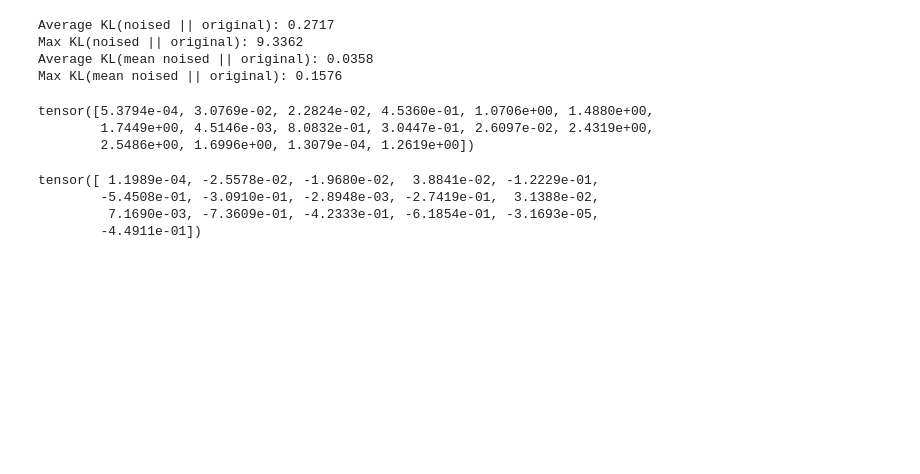
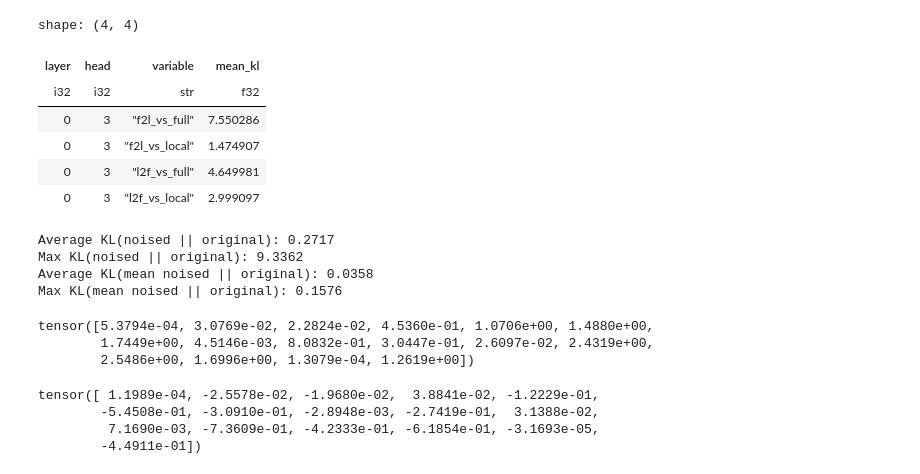
Before and after one commit to dashstander/ngram-markov, a Jupyter notebook: noise_operator.ipynb, the cells around one changed output. Cells and saved outputs as stored; diff of their text form; code cells hidden in the pictures; blank space fills up the shorter version.

```diff
--- a/noise_operator.ipynb
+++ b/noise_operator.ipynb
@@ -212,3 +389,13 @@ tensor([[ -8.0185,     -inf,     -inf,  ...,     -inf,     -inf,     -inf],
+# %%
+df.filter(pl.col('layer').eq(0) & pl.col('head').eq(3)).sort('variable')
+# %% [output]
+shape: (4, 4)
+| layer | head | variable | mean_kl |
+| i32 | i32 | str | f32 |
+| 0 | 3 | "f2l_vs_full" | 7.550286 |
+| 0 | 3 | "f2l_vs_local" | 1.474907 |
+| 0 | 3 | "l2f_vs_full" | 4.649981 |
+| 0 | 3 | "l2f_vs_local" | 2.999097 |
 # %%
 queries = [[i] for i in range(512)]
 bigram_counts = torch.tensor(index.batch_count_next(queries, 512), dtype=torch.float32)
```
Also changed, not shown: parts of 16 cells of this notebook, 1 other file.
